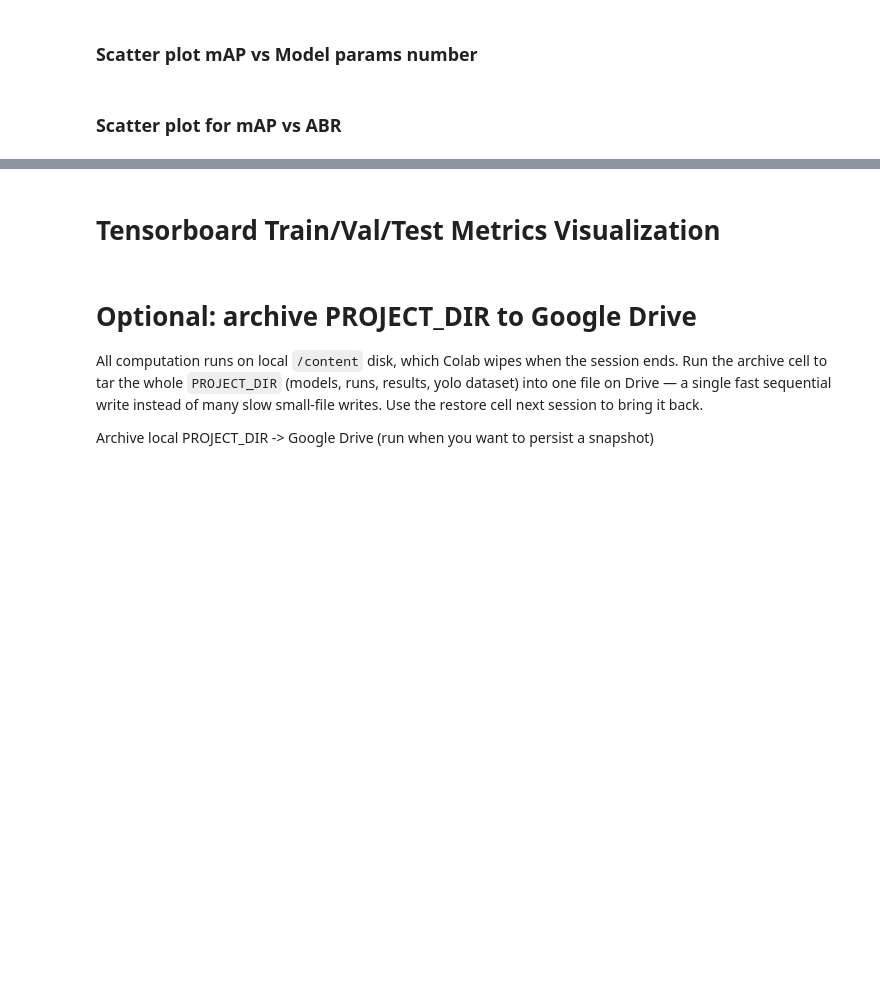
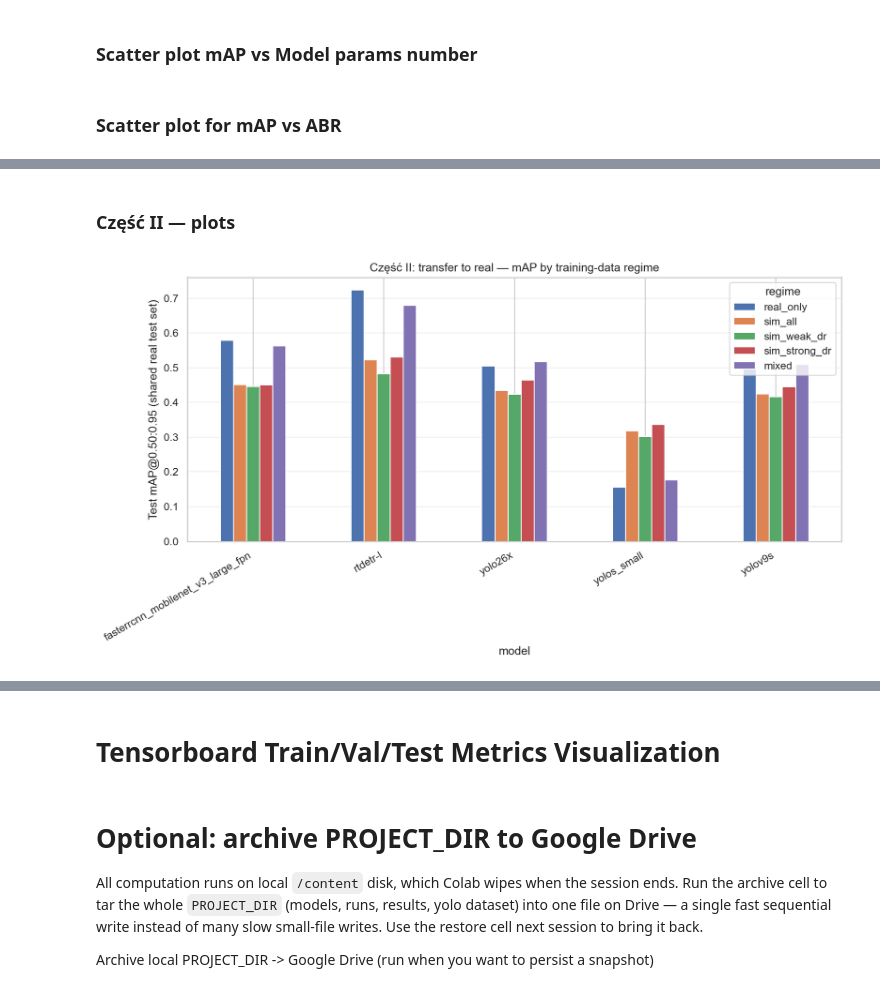
Before and after one commit to Eikthyrnir/uam-cv-sim-to-real-interpretability, a Jupyter notebook: DIMO_detection_pipeline.ipynb, the cells around one changed output, grey strips where cells are left out. Drawn from its saved outputs; the diff is of its cells as text; code cells hidden in the pictures; blank space fills up the shorter version.

Commit message:
project part 2 (multiple data modes)

```diff
--- a/DIMO_detection_pipeline.ipynb
+++ b/DIMO_detection_pipeline.ipynb
@@ -840,7 +875,7 @@ from torch.utils.data import random_split
 
 test_dataset = DimoDetectionDataset(dimo_ds, df_real_test)
 
-detection_train_dataset = DimoDetectionDataset(dimo_ds, regimes['real_only'])
+detection_train_dataset = DimoDetectionDataset(dimo_ds, regimes[f"{DATA_MODE}"])
 
 train_size = int(0.8 * len(detection_train_dataset))
 val_size = len(detection_train_dataset) - train_size
@@ -1120,8 +1870,8 @@ NO_AUG = dict(
 
 for weights in PART1_YOLO_WEIGHTS:
     stem = weights.replace('.pt', '')
-    run_name = f"part1_{stem}_real_only"
-    print(f"\n========== Część I: training {stem} on real_only ==========")
+    run_name = f"part1_{stem}_{DATA_MODE}"
+    print(f"\n========== Część I: training {stem} on {DATA_MODE} ==========")
 
     # Skip already trained models to allow smooth resuming after a crash
     if any(res['model'] == stem for res in PART1_RESULTS):
@@ -1839,7 +2193,7 @@ import torch
 
 abr_rows = []
 for row in PART1_RESULTS:
-    run = f"part1_{row['model']}_real_only"
+    run = f"part1_{row['model']}_{DATA_MODE}"
     model, predict_fn, cam_fn = _resolve_part1_model(run)
     if model is None:
         print(f"skip {row['model']} (no checkpoint for {run})")
@@ -1865,4 +2219,3 @@ for row in PART1_RESULTS:
 df_abr = pd.DataFrame(abr_rows).sort_values('mAP_50_95', ascending=False).reset_index(drop=True)
 df_abr.to_csv(os.path.join(PROJECT_DIR, 'part1_abr.csv'), index=False)
 print(f"\n{len(df_abr)} models -> part1_abr.csv")
-df_abr
@@ -1969,10 +2353,0 @@ show_cam_grid(_runs, sample_idx=0)
-# %%
-import pandas as pd, matplotlib.pyplot as plt
-cur = pd.read_csv(f'{PROJECT_DIR}/part1_training_curves.csv')
-fig, ax = plt.subplots(figsize=(9,6))
-for run, g in cur.groupby('run'):
-    ax.plot(g['epoch'], g['metrics/mAP50-95(B)'], label=run.replace('part1_','').replace('_real_only',''))
-ax.set_xlabel('epoch')
-ax.set_ylabel('val mAP@50:95')
-ax.legend(fontsize=6, ncol=2)
-plt.show()
@@ -2365,0 +3016,24 @@ visualize_transformer_attentions(
+# %% [markdown]
+### Część II — plots
+# %%
+# ===================== Część II: mAP by data regime (grouped bar) =====================
+import os
+import pandas as pd
+import matplotlib.pyplot as plt
+
+pm = pd.read_csv(os.path.join(PROJECT_DIR, 'part2_master.csv'))
+regime_order = [r for r in regimes.keys() if r in pm['regime'].unique()]
+
+piv = pm.pivot_table(index='model', columns='regime', values='mAP_50_95').reindex(columns=regime_order)
+
+ax = piv.plot(kind='bar', figsize=(11, 6))
+ax.set_ylabel('Test mAP@0.50:0.95 (shared real test set)')
+ax.set_xlabel('model')
+ax.set_title('Część II: transfer to real — mAP by training-data regime')
+ax.legend(title='regime')
+ax.grid(True, axis='y', alpha=0.3)
+plt.xticks(rotation=30, ha='right')
+plt.tight_layout()
+plt.show()
+# %% [output]
+[figure, added]
```
Also changed, not shown: parts of 112 cells of this notebook.
